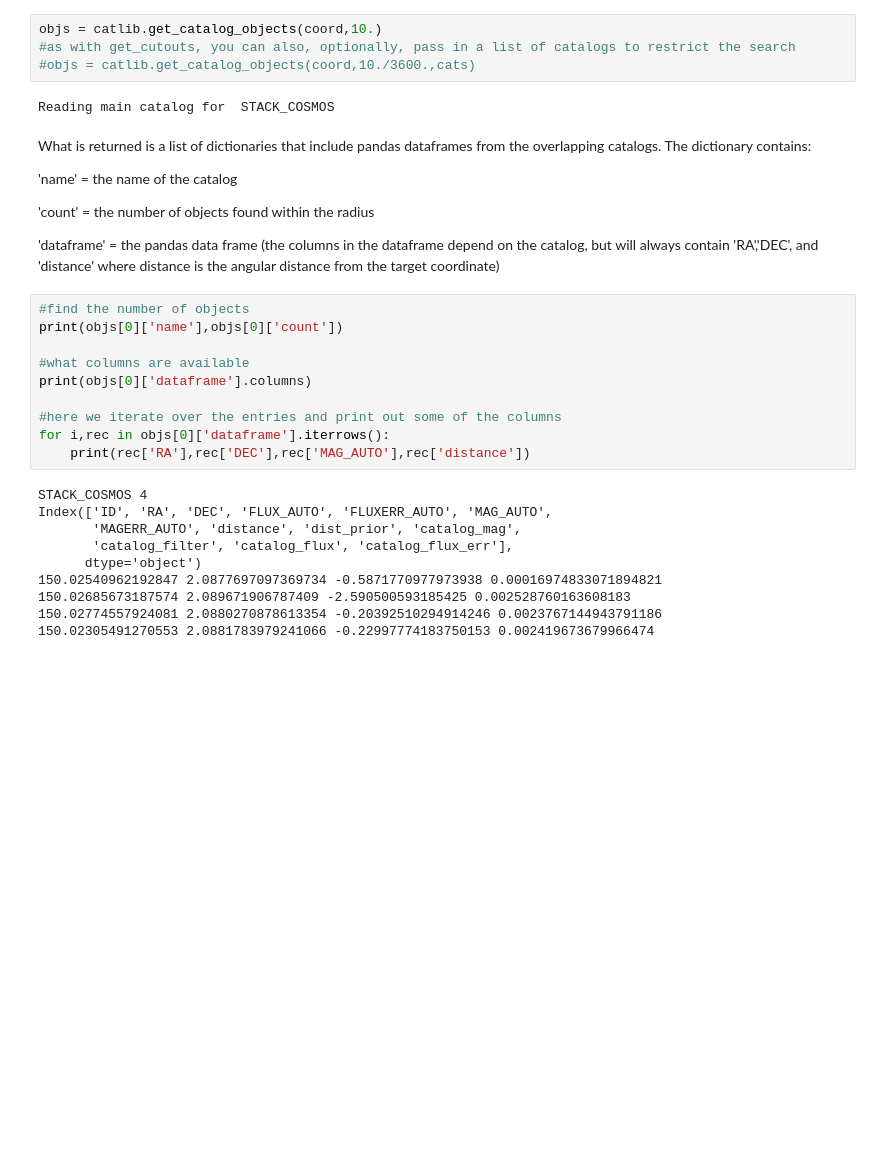
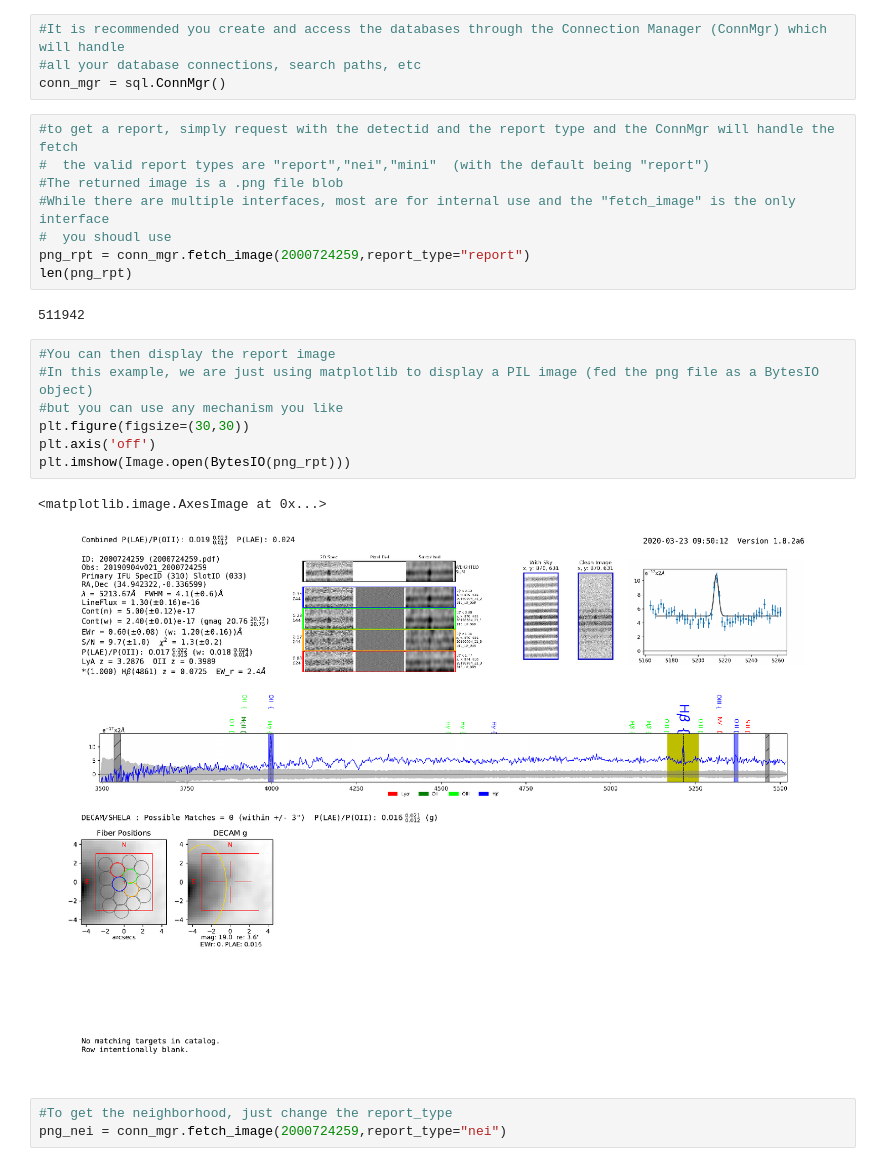
Before and after one commit to HETDEX/hetdex_api, a Jupyter notebook: notebooks/15-ELiXer_Report_DB_Access.ipynb, the cells around one changed output. Cells and saved outputs as stored; diff of their text form; blank space fills up the shorter version.

Commit message:
15-ELiXer_Report_DB_Access.ipynb with example

```diff
--- a/notebooks/15-ELiXer_Report_DB_Access.ipynb
+++ b/notebooks/15-ELiXer_Report_DB_Access.ipynb
@@ -215,34 +22,27 @@ for i in range(len(cutouts)):
-# %%
-objs = catlib.get_catalog_objects(coord,10.)
-#as with get_cutouts, you can also, optionally, pass in a list of catalogs to restrict the search
-#objs = catlib.get_catalog_objects(coord,10./3600.,cats)
-# %% [output]
-Reading main catalog for  STACK_COSMOS
-# %% [markdown]
-What is returned is a list of dictionaries that include pandas dataframes from the overlapping catalogs. The dictionary contains:
-
-'name' = the name of the catalog
-
-'count' = the number of objects found within the radius
-
-'dataframe' = the pandas data frame (the columns in the dataframe depend on the catalog, but will always contain 'RA','DEC', and 'distance' where distance is the angular distance from the target coordinate)
-# %%
-#find the number of objects
-print(objs[0]['name'],objs[0]['count'])
-
-#what columns are available
-print(objs[0]['dataframe'].columns)
-
-#here we iterate over the entries and print out some of the columns
-for i,rec in objs[0]['dataframe'].iterrows():
-    print(rec['RA'],rec['DEC'],rec['MAG_AUTO'],rec['distance'])
-# %% [output]
-STACK_COSMOS 4
-Index(['ID', 'RA', 'DEC', 'FLUX_AUTO', 'FLUXERR_AUTO', 'MAG_AUTO',
-       'MAGERR_AUTO', 'distance', 'dist_prior', 'catalog_mag',
-       'catalog_filter', 'catalog_flux', 'catalog_flux_err'],
-      dtype='object')
-150.02540962192847 2.0877697097369734 -0.5871770977973938 0.00016974833071894821
-150.02685673187574 2.089671906787409 -2.590500593185425 0.002528760163608183
-150.02774557924081 2.0880270878613354 -0.20392510294914246 0.0023767144943791186
-150.02305491270553 2.0881783979241066 -0.22997774183750153 0.002419673679966474
+# %%
+#It is recommended you create and access the databases through the Connection Manager (ConnMgr) which will handle
+#all your database connections, search paths, etc
+conn_mgr = sql.ConnMgr()
+# %%
+#to get a report, simply request with the detectid and the report type and the ConnMgr will handle the fetch
+#  the valid report types are "report","nei","mini"  (with the default being "report")
+#The returned image is a .png file blob
+#While there are multiple interfaces, most are for internal use and the "fetch_image" is the only interface
+#  you shoudl use
+png_rpt = conn_mgr.fetch_image(2000724259,report_type="report")
+len(png_rpt)
+# %% [output]
+511942
+# %%
+#You can then display the report image
+#In this example, we are just using matplotlib to display a PIL image (fed the png file as a BytesIO object)
+#but you can use any mechanism you like
+plt.figure(figsize=(30,30))
+plt.axis('off')
+plt.imshow(Image.open(BytesIO(png_rpt)))
+# %% [output]
+<matplotlib.image.AxesImage at 0x...>
+[figure, added]
+# %%
+#To get the neighborhood, just change the report_type
+png_nei = conn_mgr.fetch_image(2000724259,report_type="nei")
```
Also changed, not shown: parts of 29 cells of this notebook.
